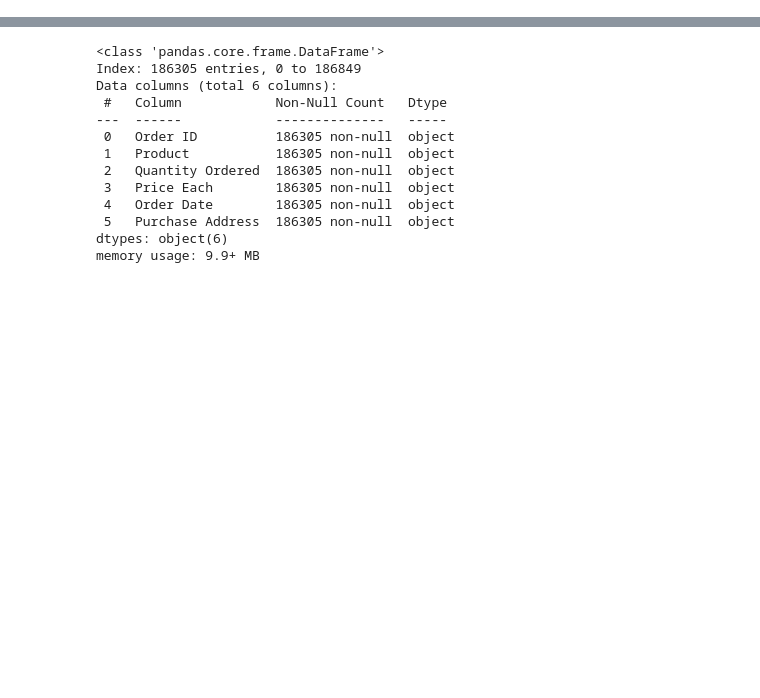
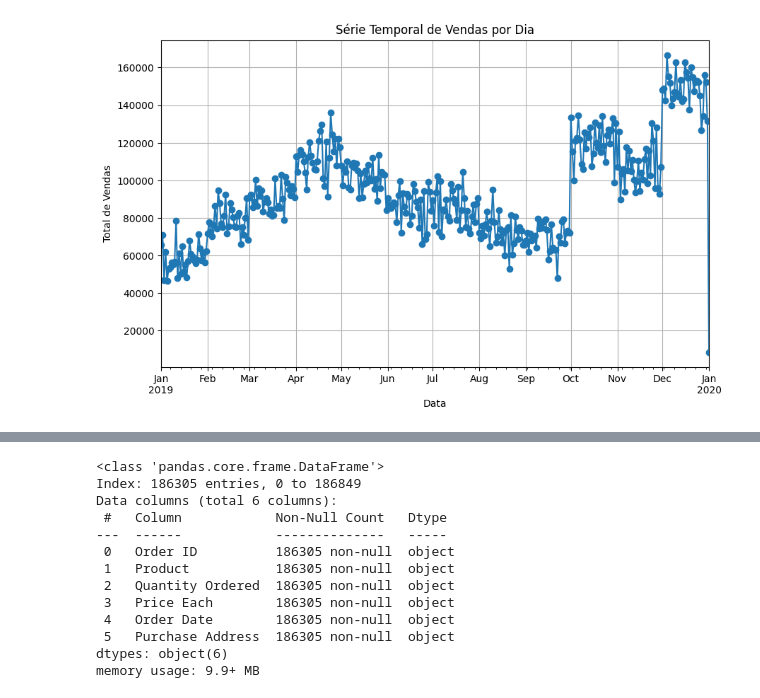
Before and after one commit to guilhermem0101/ml-book-exemplos, a Jupyter notebook: previsao_vendas.ipynb, the cells around one changed output, grey strips where cells are left out. Saved outputs shown, nothing was run; the diff lists cells and outputs as text; code cells hidden in the pictures; blank space fills up the shorter version.

Commit message:
transformação de dados

```diff
--- a/previsao_vendas.ipynb
+++ b/previsao_vendas.ipynb
@@ -26,0 +12,4 @@ df.head(10)
+# %%
+url = "https://raw.githubusercontent.com/guilhermem0101/ml-book-exemplos/main/dados_combinados.csv"
+df = pd.read_csv(url)
+df.head(10)
@@ -29,10 +30,8 @@ df = df.dropna(how='all')
 # %%
 df = df[df['Quantity Ordered'] != 'Quantity Ordered']
 df = df[df['Price Each'] != 'Price Each']
+df = df[df['Order Date'] != 'Order Date']
 
 df['Quantity Ordered'] = pd.to_numeric(df['Quantity Ordered'])
 df['Price Each'] = pd.to_numeric(df['Price Each'])
 df['Order Date'] = pd.to_datetime(df['Order Date'])
-# %%
-df['Order Date'] = pd.to_datetime(df['Order Date'])
-serie_temporal = df.groupby(df['Order Date'].dt.date)['Sales'].sum()
@@ -51,0 +43,5 @@ df['Sales'] = df['Quantity Ordered'] * df['Price Each']
+# %%
+df.set_index('Order Date', inplace=True)
+serie_temporal_dia = df.resample('D')['Sales'].sum()
+serie_temporal_semana = df.resample('W')['Sales'].sum()
+serie_temporal_mes = df.resample('M')['Sales'].sum()
@@ -51,0 +64,11 @@ df['Sales'] = df['Quantity Ordered'] * df['Price Each']
+# %%
+# Plotar o gráfico da série temporal
+plt.figure(figsize=(10, 6))
+serie_temporal_dia.plot(kind='line', marker='o')
+plt.title('Série Temporal de Vendas por Dia')
+plt.xlabel('Data')
+plt.ylabel('Total de Vendas')
+plt.grid(True)
+plt.show()
+# %% [output]
+[figure, added]
```
Also changed, not shown: parts of 7 cells of this notebook, 1 other file.
